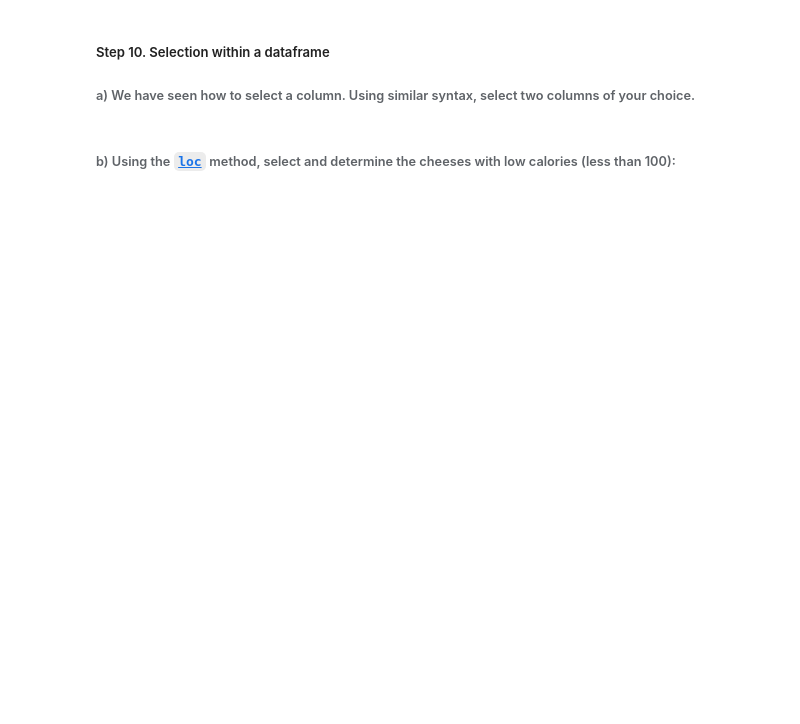
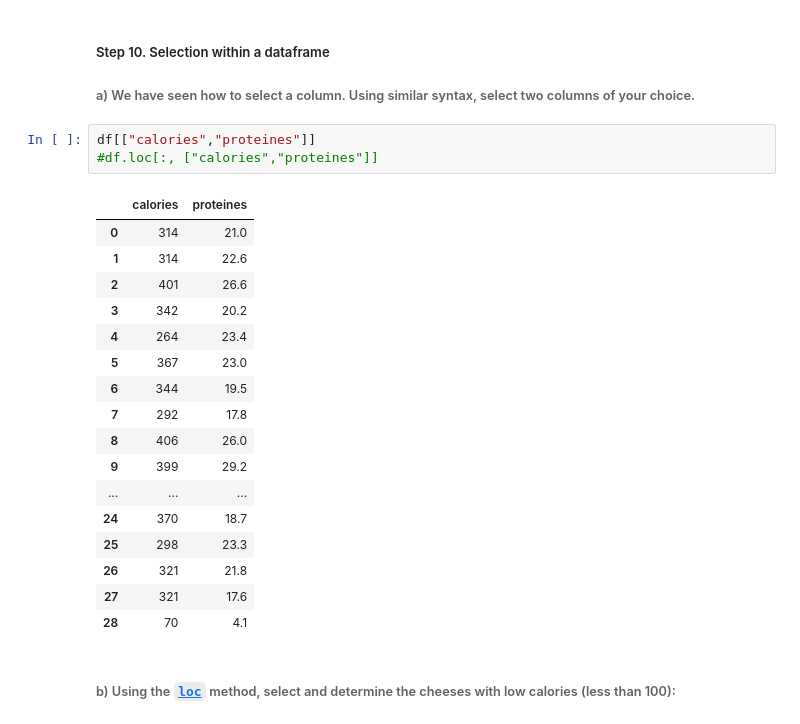
Before and after one commit to myrtus7/machine-learning-labs, a Jupyter notebook: M2IBI_Students_Lab1.ipynb, the cells around one changed output. Cells and saved outputs as stored; diff of their text form; blank space fills up the shorter version.

```diff
--- a/M2IBI_Students_Lab1.ipynb
+++ b/M2IBI_Students_Lab1.ipynb
@@ -61,5 +163,26 @@ Based on these descriptions, can you determine the number of non-null elements i
 ##### Step 10. Selection within a dataframe
 
 ###### a) We have seen how to select a column. Using similar syntax, select two columns of your choice.
+# %%
+df[["calories","proteines"]]
+#df.loc[:, ["calories","proteines"]]
+# %% [output]
+|  | calories | proteines |
+| 0 | 314 | 21.0 |
+| 1 | 314 | 22.6 |
+| 2 | 401 | 26.6 |
+| 3 | 342 | 20.2 |
+| 4 | 264 | 23.4 |
+| 5 | 367 | 23.0 |
+| 6 | 344 | 19.5 |
+| 7 | 292 | 17.8 |
+| 8 | 406 | 26.0 |
+| 9 | 399 | 29.2 |
+| ... | ... | ... |
+| 24 | 370 | 18.7 |
+| 25 | 298 | 23.3 |
+| 26 | 321 | 21.8 |
+| 27 | 321 | 17.6 |
+| 28 | 70 | 4.1 |
 # %% [markdown]
 ###### b) Using the [`loc`](https://pandas.pydata.org/pandas-docs/stable/reference/api/pandas.DataFrame.loc.html) method, select and determine the cheeses with low calories (less than 100):
```
Also changed, not shown: parts of 16 cells of this notebook, 1 other file.
